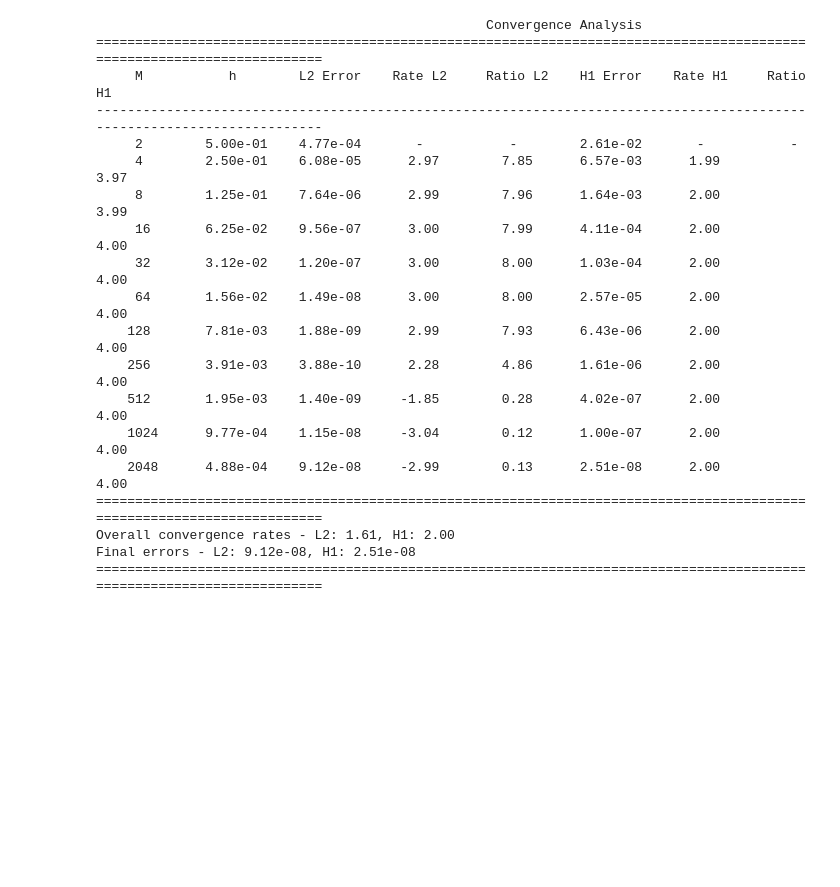
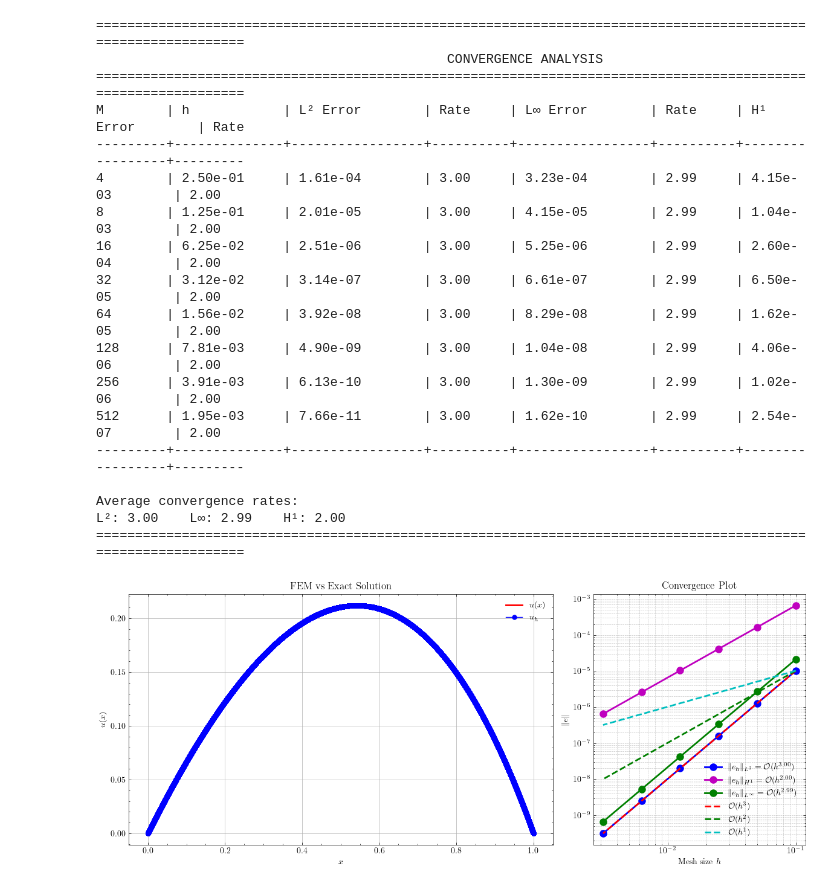
Before and after one commit to TrymSaether/TMA4212-Project-2-FEM, a Jupyter notebook: main.ipynb, the cells around one changed output. Saved outputs shown, nothing was run; the diff lists cells and outputs as text; code cells hidden in the pictures; blank space fills up the shorter version.

```diff
--- a/main.ipynb
+++ b/main.ipynb
@@ -44,0 +332,32 @@ Final errors - L2: 5.41e-08, H1: 8.30e-11
+# %%
+f1 = lambda x: 1.0
+exact1 = lambda x: x*(1-x)/2
+du_exact1 = lambda x: 0.5 - x
+ddu_exact1 = lambda x: -1.0
+
+ex1 = Poisson(
+    M=25,
+    f=f1,
+    u_exact=exact1,
+    d_exact=du_exact1,
+    dd_exact=ddu_exact1,
+)
+ex1.solve()
+x, uh = ex1.get_solution()
+u = ex1.get_exact_solution(x)
+fig, ax = plt.subplots(figsize=(8, 5), dpi=100)
+ax.plot(x, u, "r-", linewidth=2, label="$u(x)$")
+ax.plot(x, uh, "b-", markersize=5, label="$u_h$")
+ax.set_title("FEM vs Exact Solution")
+ax.set_xlabel("$x$")
+ax.set_ylabel("$u(x)$")
+ax.legend()
+ax.grid(True)
+plt.tight_layout()
+# plt.savefig("figures/fem_vs_exact.png", dpi=100)
+plt.show()
+plot(ex1.f, ex1.ex, ex1.d_ex, ex1.dd_ex, name="ex1", savefig=False)
+
+plot_stiffness_matrix_and_load_vector(ex1, name="ex1", savefig=False)
+print_convergence_table(ex1, M_list=np.array([10, 20, 40, 80, 160, 320]))
+plot_convergence(ex1, name="ex1", savefig=False)
@@ -110,30 +421,36 @@ Final errors - L2: 4.19e-07, H1: 3.08e-07
 # %%
 def f_test3(x): return np.exp(x)
 def u_exact_test3(x): return -np.exp(x) + (np.e - 1)*x + 1
 def du_exact_test3(x): return -np.exp(x) + (np.e - 1)
 def ddu_exact_test3(x): return -np.exp(x)
 savefig3 = False
-solver3 = FEMPoissonSolver(M=5, f=f_test3, exact=u_exact_test3, du_exact=du_exact_test3, ddu_exact=ddu_exact_test3)
-solver3.assemble()
+solver3 = Poisson(M=5, f=f_test3, u_exact=u_exact_test3, d_exact=du_exact_test3, dd_exact=ddu_exact_test3)
+solver3.global_assembly()
 solver3.solve()
 print_convergence_table(solver3)
+plot(
+    solver3.f, solver3.ex, solver3.d_ex, solver3.dd_ex, name="ex3", savefig=savefig3
+)
+plot_stiffness_matrix_and_load_vector(solver3, name="ex3", savefig=savefig3)
+print_convergence_table(solver3, M_list=np.array([10, 20, 40, 80, 160, 320]))
+plot_convergence(solver3, name="ex3", savefig=savefig3)
 # %% [output]
-                                                  Convergence Analysis
-========================================================================================================================
-     M           h        L2 Error    Rate L2     Ratio L2    H1 Error    Rate H1     Ratio H1
-------------------------------------------------------------------------------------------------------------------------
-     2        5.00e-01    4.77e-04       -           -        2.61e-02       -           -
-     4        2.50e-01    6.08e-05      2.97        7.85      6.57e-03      1.99        3.97
-     8        1.25e-01    7.64e-06      2.99        7.96      1.64e-03      2.00        3.99
-     16       6.25e-02    9.56e-07      3.00        7.99      4.11e-04      2.00        4.00
-     32       3.12e-02    1.20e-07      3.00        8.00      1.03e-04      2.00        4.00
-     64       1.56e-02    1.49e-08      3.00        8.00      2.57e-05      2.00        4.00
-    128       7.81e-03    1.88e-09      2.99        7.93      6.43e-06      2.00        4.00
-    256       3.91e-03    3.88e-10      2.28        4.86      1.61e-06      2.00        4.00
-    512       1.95e-03    1.40e-09     -1.85        0.28      4.02e-07      2.00        4.00
-    1024      9.77e-04    1.15e-08     -3.04        0.12      1.00e-07      2.00        4.00
-    2048      4.88e-04    9.12e-08     -2.99        0.13      2.51e-08      2.00        4.00
-========================================================================================================================
-Overall convergence rates - L2: 1.61, H1: 2.00
-Final errors - L2: 9.12e-08, H1: 2.51e-08
-========================================================================================================================
+==============================================================================================================
+                                             CONVERGENCE ANALYSIS
+==============================================================================================================
+M        | h            | L² Error        | Rate     | L∞ Error        | Rate     | H¹ Error        | Rate
+---------+--------------+-----------------+----------+-----------------+----------+-----------------+---------
+4        | 2.50e-01     | 1.61e-04        | 3.00     | 3.23e-04        | 2.99     | 4.15e-03        | 2.00
+8        | 1.25e-01     | 2.01e-05        | 3.00     | 4.15e-05        | 2.99     | 1.04e-03        | 2.00
+16       | 6.25e-02     | 2.51e-06        | 3.00     | 5.25e-06        | 2.99     | 2.60e-04        | 2.00
+32       | 3.12e-02     | 3.14e-07        | 3.00     | 6.61e-07        | 2.99     | 6.50e-05        | 2.00
+64       | 1.56e-02     | 3.92e-08        | 3.00     | 8.29e-08        | 2.99     | 1.62e-05        | 2.00
+128      | 7.81e-03     | 4.90e-09        | 3.00     | 1.04e-08        | 2.99     | 4.06e-06        | 2.00
+256      | 3.91e-03     | 6.13e-10        | 3.00     | 1.30e-09        | 2.99     | 1.02e-06        | 2.00
+512      | 1.95e-03     | 7.66e-11        | 3.00     | 1.62e-10        | 2.99     | 2.54e-07        | 2.00
+---------+--------------+-----------------+----------+-----------------+----------+-----------------+---------
+
+Average convergence rates:
+L²: 3.00    L∞: 2.99    H¹: 2.00
+==============================================================================================================
+[figure, added]
```
Also changed, not shown: parts of 13 cells of this notebook, 5 other files.
